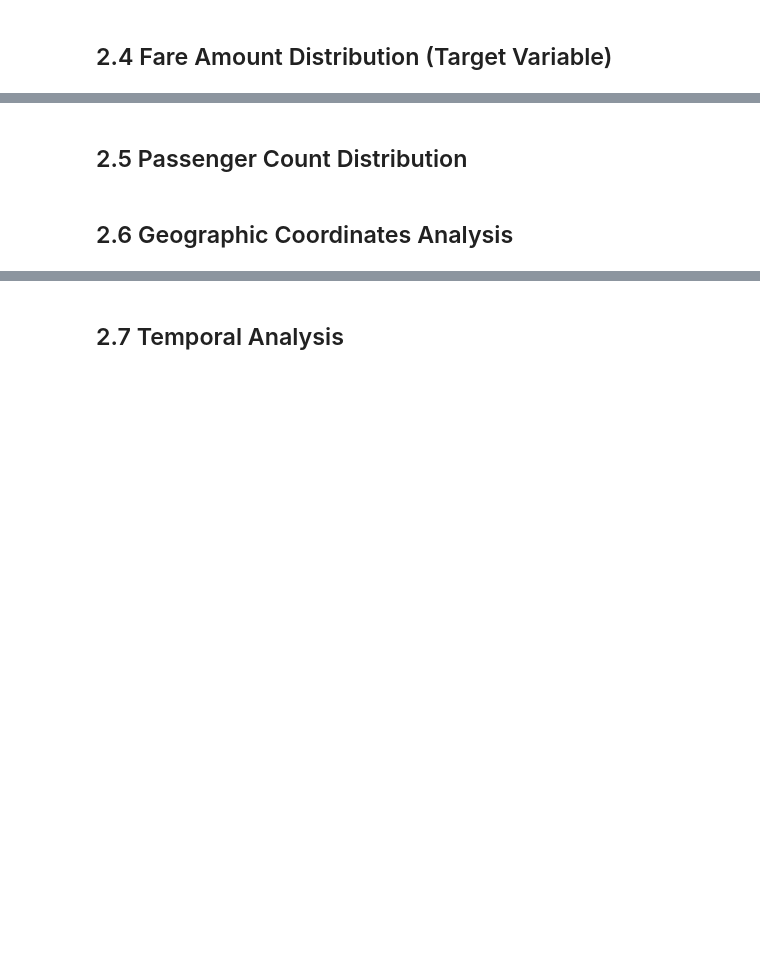
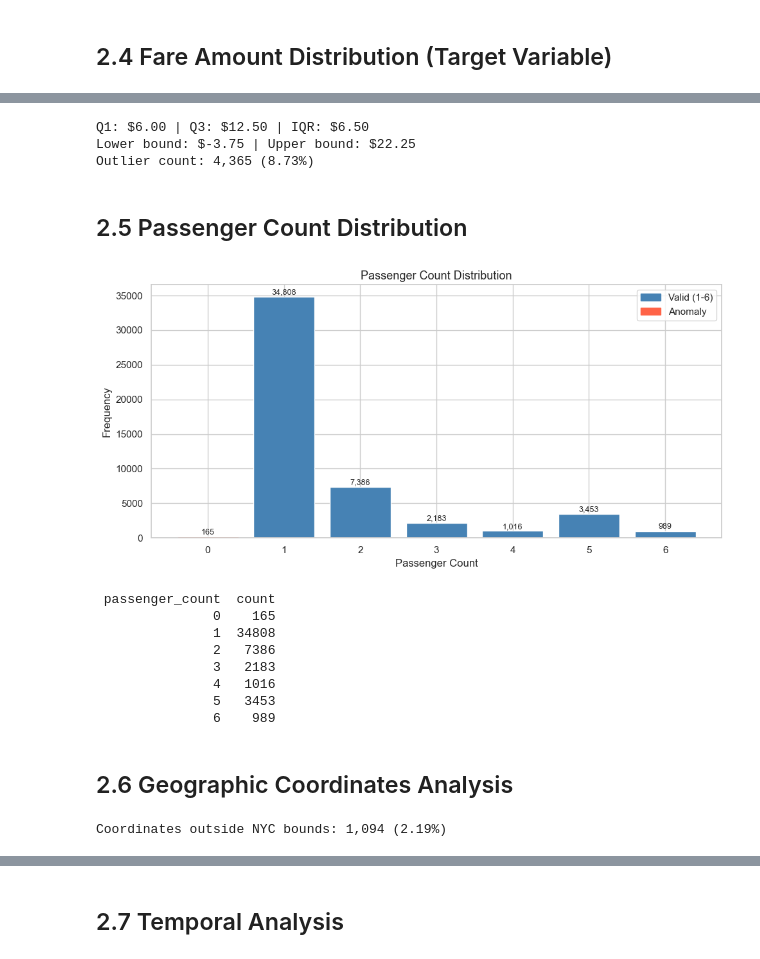
Before and after one commit to neshard/NYC-Taxi-Fare-Prediction, a Jupyter notebook: notebooks/02_eda.ipynb, the cells around one changed output, grey strips where cells are left out. Drawn from its saved outputs; the diff is of its cells as text; code cells hidden in the pictures; blank space fills up the shorter version.

```diff
--- a/notebooks/02_eda.ipynb
+++ b/notebooks/02_eda.ipynb
@@ -129,48 +203,59 @@ print(f'Median   : ${fare_pd["fare_amount"].median():.2f}')
 # %%
 # Outlier detection using IQR
-q1 = float(df.approxQuantile('fare_amount', [0.25], 0.01)[0])
-q3 = float(df.approxQuantile('fare_amount', [0.75], 0.01)[0])
+q1 = pandas_df['fare_amount'].quantile(0.25)
+q3 = pandas_df['fare_amount'].quantile(0.75)
 iqr = q3 - q1
 lower_bound = q1 - 1.5 * iqr
 upper_bound = q3 + 1.5 * iqr
 
-outliers = df.filter(
-    (F.col('fare_amount') < lower_bound) | (F.col('fare_amount') > upper_bound)
-).count()
+outliers = len(pandas_df[(pandas_df['fare_amount'] < lower_bound) | (pandas_df['fare_amount'] > upper_bound)])
+total = len(pandas_df)
 
 print(f'Q1: ${q1:.2f} | Q3: ${q3:.2f} | IQR: ${iqr:.2f}')
 print(f'Lower bound: ${lower_bound:.2f} | Upper bound: ${upper_bound:.2f}')
 print(f'Outlier count: {outliers:,} ({outliers/total*100:.2f}%)')
+# %% [output]
+Q1: $6.00 | Q3: $12.50 | IQR: $6.50
+Lower bound: $-3.75 | Upper bound: $22.25
+Outlier count: 4,365 (8.73%)
 # %% [markdown]
 ## 2.5 Passenger Count Distribution
 # %%
 # Passenger count distribution
-passenger_dist = df.groupBy('passenger_count') \
-    .count() \
-    .orderBy('passenger_count') \
-    .toPandas()
+passenger_dist = pandas_df['passenger_count'].value_counts().sort_index().reset_index()
+passenger_dist.columns = ['passenger_count', 'count']
 
 fig, ax = plt.subplots(figsize=(10, 5))
 colors = ['steelblue' if (1 <= x <= 6) else 'tomato'
-          for x in passenger_dist['passenger_count'].fillna(-1)]
+          for x in passenger_dist['passenger_count']]
 bars = ax.bar(passenger_dist['passenger_count'].astype(str),
               passenger_dist['count'], color=colors, edgecolor='white')
 ax.set_title('Passenger Count Distribution')
 ax.set_xlabel('Passenger Count')
 ax.set_ylabel('Frequency')
 for bar in bars:
     h = bar.get_height()
     ax.text(bar.get_x() + bar.get_width()/2, h + 50, f'{int(h):,}',
             ha='center', va='bottom', fontsize=9)
 ax.legend(handles=[
     plt.Rectangle((0,0),1,1, color='steelblue', label='Valid (1-6)'),
     plt.Rectangle((0,0),1,1, color='tomato', label='Anomaly')
 ])
 plt.tight_layout()
 plt.savefig('../data/plots/passenger_distribution.png', dpi=150, bbox_inches='tight')
 plt.show()
 
 print(passenger_dist.to_string(index=False))
+# %% [output]
+[figure, added]
+ passenger_count  count
+               0    165
+               1  34808
+               2   7386
+               3   2183
+               4   1016
+               5   3453
+               6    989
 # %% [markdown]
 ## 2.6 Geographic Coordinates Analysis
 # %%
@@ -181,17 +266,20 @@ NYC_BOUNDS = {
 }
 
 # Count coordinates outside NYC bounds
-invalid_coords = df.filter(
-    (F.col('pickup_longitude') < NYC_BOUNDS['lon_min']) |
-    (F.col('pickup_longitude') > NYC_BOUNDS['lon_max']) |
-    (F.col('pickup_latitude') < NYC_BOUNDS['lat_min']) |
-    (F.col('pickup_latitude') > NYC_BOUNDS['lat_max']) |
-    (F.col('dropoff_longitude') < NYC_BOUNDS['lon_min']) |
-    (F.col('dropoff_longitude') > NYC_BOUNDS['lon_max']) |
-    (F.col('dropoff_latitude') < NYC_BOUNDS['lat_min']) |
-    (F.col('dropoff_latitude') > NYC_BOUNDS['lat_max'])
-).count()
+invalid_coords = len(pandas_df[
+    (pandas_df['pickup_longitude'] < NYC_BOUNDS['lon_min']) |
+    (pandas_df['pickup_longitude'] > NYC_BOUNDS['lon_max']) |
+    (pandas_df['pickup_latitude'] < NYC_BOUNDS['lat_min']) |
+    (pandas_df['pickup_latitude'] > NYC_BOUNDS['lat_max']) |
+    (pandas_df['dropoff_longitude'] < NYC_BOUNDS['lon_min']) |
+    (pandas_df['dropoff_longitude'] > NYC_BOUNDS['lon_max']) |
+    (pandas_df['dropoff_latitude'] < NYC_BOUNDS['lat_min']) |
+    (pandas_df['dropoff_latitude'] > NYC_BOUNDS['lat_max'])
+])
 
+total = len(pandas_df)
 print(f'Coordinates outside NYC bounds: {invalid_coords:,} ({invalid_coords/total*100:.2f}%)')
+# %% [output]
+Coordinates outside NYC bounds: 1,094 (2.19%)
 # %%
 # Scatter plot of pickup locations within NYC
```
Also changed, not shown: parts of 15 cells of this notebook, 48 other files.
